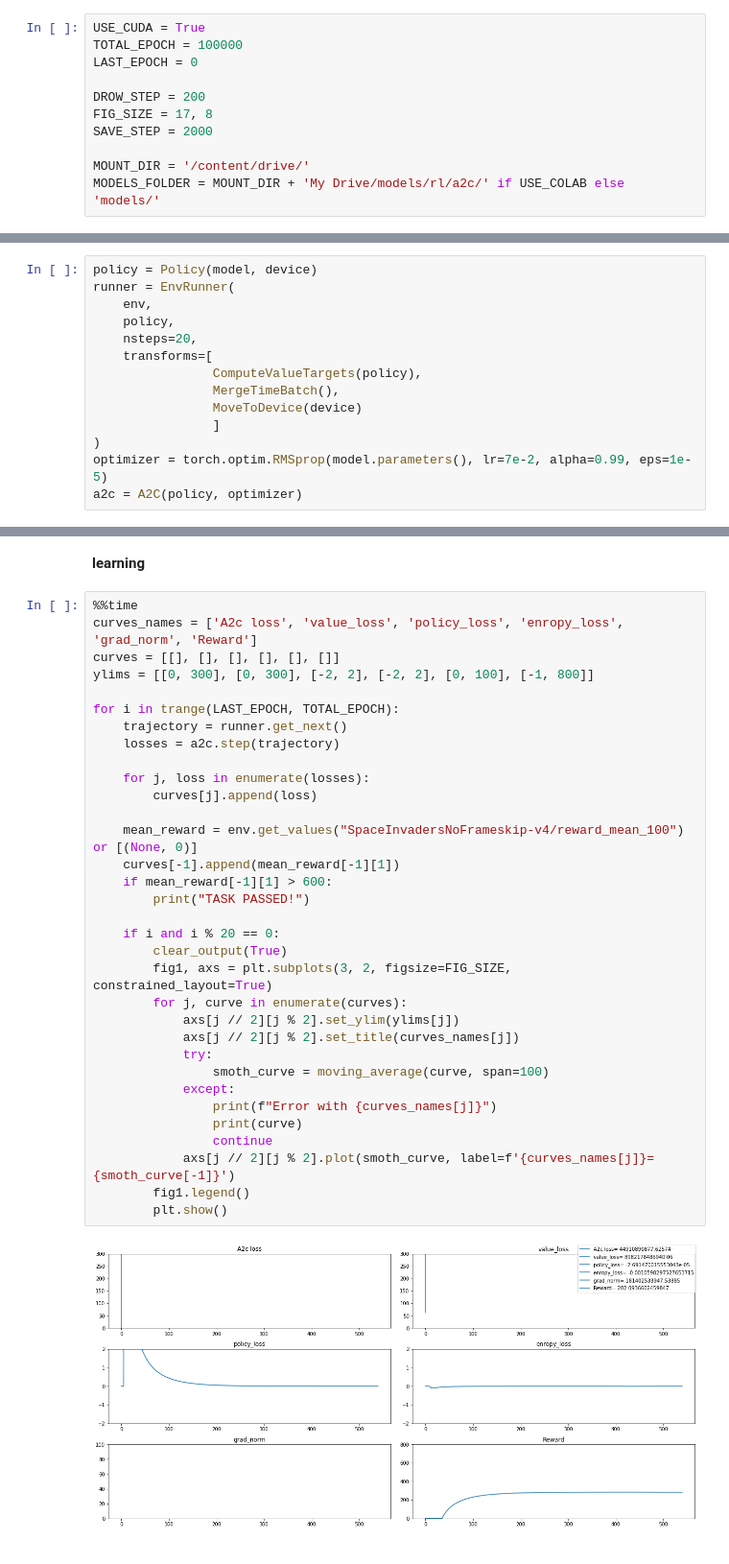
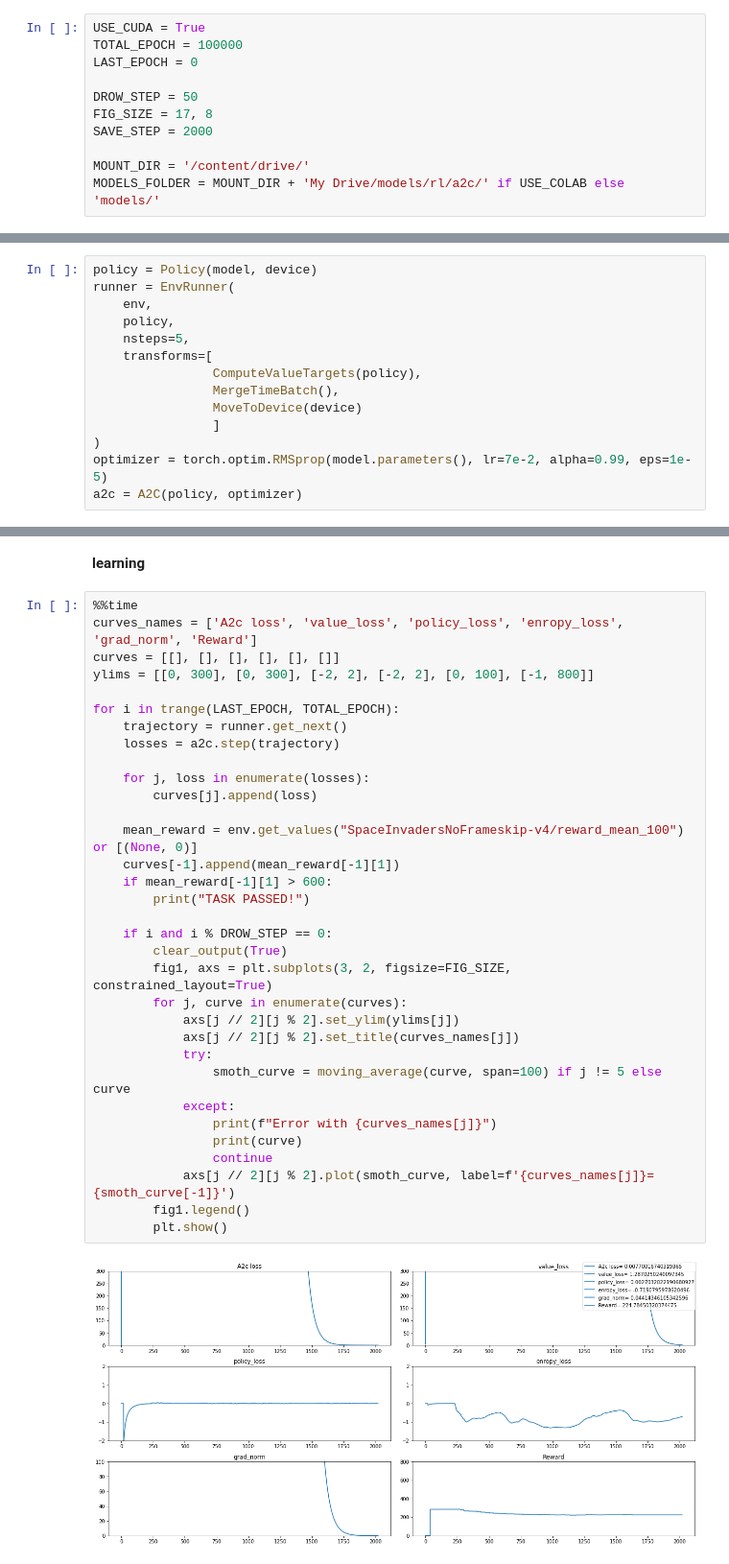
Before and after one commit to alex-kozinov/courses, a Jupyter notebook: practical-rl/06_policy_based/a2c-optional.ipynb, the cells around one changed output, grey strips where cells are left out. Shown at 96% size. Drawn from its saved outputs; the diff is of its cells as text.

```diff
--- a/practical-rl/06_policy_based/a2c-optional.ipynb
+++ b/practical-rl/06_policy_based/a2c-optional.ipynb
@@ -507,7 +507,7 @@ USE_CUDA = True
 TOTAL_EPOCH = 100000
 LAST_EPOCH = 0
 
-DROW_STEP = 200
+DROW_STEP = 50
 FIG_SIZE = 17, 8
 SAVE_STEP = 2000
 
@@ -568,7 +568,7 @@ policy = Policy(model, device)
 runner = EnvRunner(
     env,
     policy,
-    nsteps=20,
+    nsteps=5,
     transforms=[
                 ComputeValueTargets(policy),
                 MergeTimeBatch(),
@@ -587,33 +587,33 @@ def moving_average(x, span=100): return DataFrame(
 curves_names = ['A2c loss', 'value_loss', 'policy_loss', 'enropy_loss', 'grad_norm', 'Reward']
 curves = [[], [], [], [], [], []]
 ylims = [[0, 300], [0, 300], [-2, 2], [-2, 2], [0, 100], [-1, 800]]
 
 for i in trange(LAST_EPOCH, TOTAL_EPOCH):
     trajectory = runner.get_next()
     losses = a2c.step(trajectory)
 
     for j, loss in enumerate(losses):
         curves[j].append(loss)
 
     mean_reward = env.get_values("SpaceInvadersNoFrameskip-v4/reward_mean_100") or [(None, 0)]
     curves[-1].append(mean_reward[-1][1])
     if mean_reward[-1][1] > 600:
         print("TASK PASSED!")
 
-    if i and i % 20 == 0:
+    if i and i % DROW_STEP == 0:
         clear_output(True)
         fig1, axs = plt.subplots(3, 2, figsize=FIG_SIZE, constrained_layout=True)
         for j, curve in enumerate(curves):
             axs[j // 2][j % 2].set_ylim(ylims[j])
             axs[j // 2][j % 2].set_title(curves_names[j])
             try:
-                smoth_curve = moving_average(curve, span=100)
+                smoth_curve = moving_average(curve, span=100) if j != 5 else curve
             except:
                 print(f"Error with {curves_names[j]}")
                 print(curve)
                 continue
             axs[j // 2][j % 2].plot(smoth_curve, label=f'{curves_names[j]}= {smoth_curve[-1]}')
         fig1.legend()
         plt.show()
 # %% [output]
-[figure, old version]
+[figure, new version]
```
Also changed, not shown: parts of 3 cells of this notebook.
